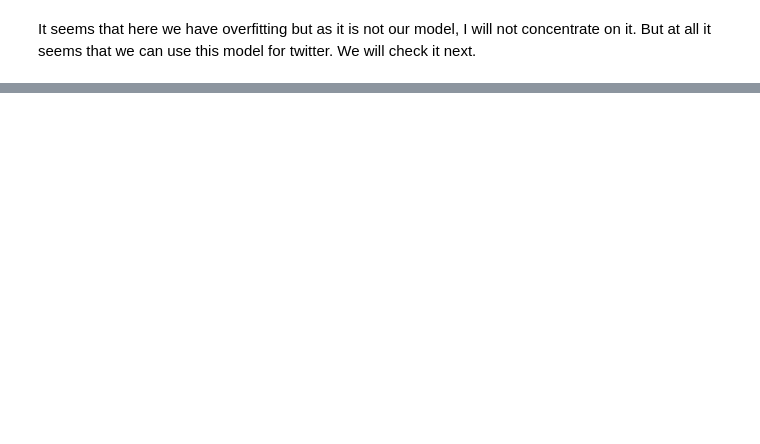
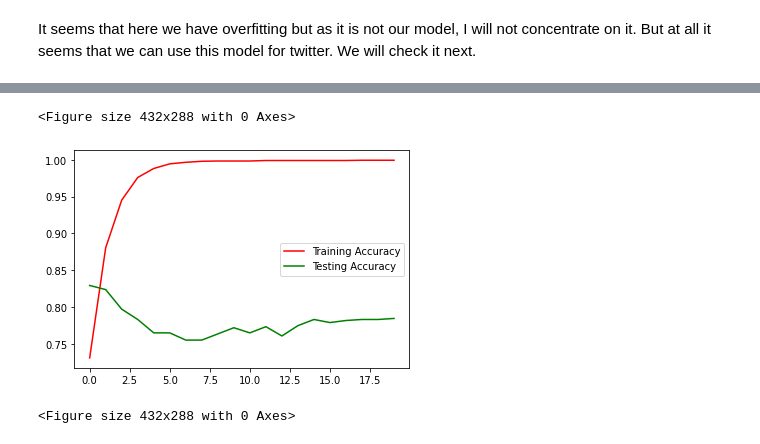
Before and after one commit to AmirAbaskohi/SemEval2022-Task6-Sarcasm-Detection, a Jupyter notebook: SarcasmDetection.ipynb, the cells around one changed output, grey strips where cells are left out. Drawn from its saved outputs; the diff is of its cells as text; code cells hidden in the pictures; blank space fills up the shorter version.

```diff
--- a/SarcasmDetection.ipynb
+++ b/SarcasmDetection.ipynb
@@ -656,3 +666,6 @@ test_headlines,test_labels = extract(test_set)
+# %%
+train_texts_isarcasm, train_labels_isarcasm = extract_from_dataframe(new_train_df)
+test_texts_isarcasm, test_labels_isarcasm = extract_from_dataframe(new_test_df)
 # %%
 import tensorflow as tf
 from tensorflow import keras
@@ -673,6 +686,15 @@ padded = pad_sequences(sequences,maxlen=max_length, truncating=trunc_type)
 
 test_sequences = tokenizer.texts_to_sequences(test_headlines)
 test_padded = pad_sequences(test_sequences,maxlen=max_length)
+# %%
+tokenizer_isarcasm = Tokenizer(num_words = vocab_size, oov_token=oov_token)
+tokenizer_isarcasm.fit_on_texts(train_texts_isarcasm)
+word_index_isarcasm = tokenizer_isarcasm.word_index
+sequences_isarcasm = tokenizer_isarcasm.texts_to_sequences(train_texts_isarcasm)
+padded_isarcasm = pad_sequences(sequences_isarcasm,maxlen=max_length, truncating=trunc_type)
+
+test_sequences_isarcasm = tokenizer_isarcasm.texts_to_sequences(test_texts_isarcasm)
+test_padded_isarcasm = pad_sequences(test_sequences_isarcasm,maxlen=max_length)
 # %% [markdown]
 ## Convolutional Neural Network (CNN)
 # %%
@@ -713,6 +735,11 @@ padded = np.array(padded)
 train_labels = np.array(train_labels)
 test_padded = np.array(test_padded)
 test_labels = np.array(test_labels)
+# %%
+padded_isarcasm = np.array(padded_isarcasm)
+train_labels_isarcasm = np.array(train_labels_isarcasm)
+test_padded_isarcasm = np.array(test_padded_isarcasm)
+test_labels_isarcasm = np.array(test_labels_isarcasm)
 # %%
 model_cnn.compile(loss='binary_crossentropy',optimizer='adam', metrics=['accuracy'])
 history = model_cnn.fit(padded, train_labels, epochs=20, validation_data=(test_padded, test_labels))
@@ -757,2 +808,4 @@ plt.show()
 # %% [markdown]
 It seems that here we have overfitting but as it is not our model, I will not concentrate on it. But at all it seems that we can use this model for twitter. We will check it next.
+# %%
+history_isarcasm = model_cnn.fit(padded_isarcasm, train_labels_isarcasm, epochs=20, validation_data=(test_padded_isarcasm, test_labels_isarcasm))
@@ -758,0 +830,11 @@ It seems that here we have overfitting but as it is not our model, I will not co
+# %%
+epochs=range(len(history_isarcasm.history['accuracy']))
+
+plt.plot(epochs,history_isarcasm.history['accuracy'],'r',label='Training Accuracy')
+plt.plot(epochs,history_isarcasm.history['val_accuracy'],'g',label='Testing Accuracy')
+plt.legend()
+plt.figure()
+# %% [output]
+<Figure size 432x288 with 0 Axes>
+[figure, added]
+<Figure size 432x288 with 0 Axes>
```
Also changed, not shown: parts of 27 cells of this notebook.
